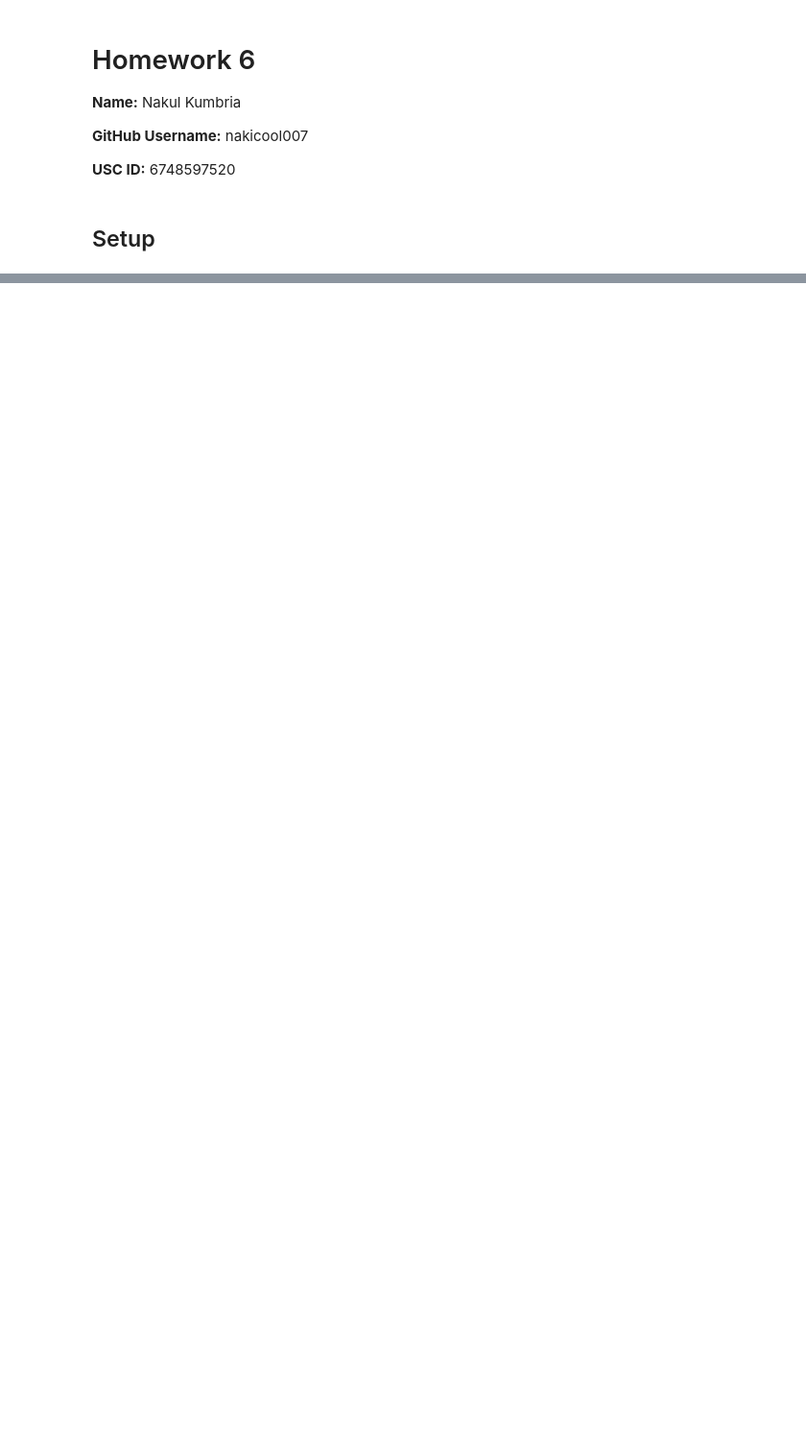
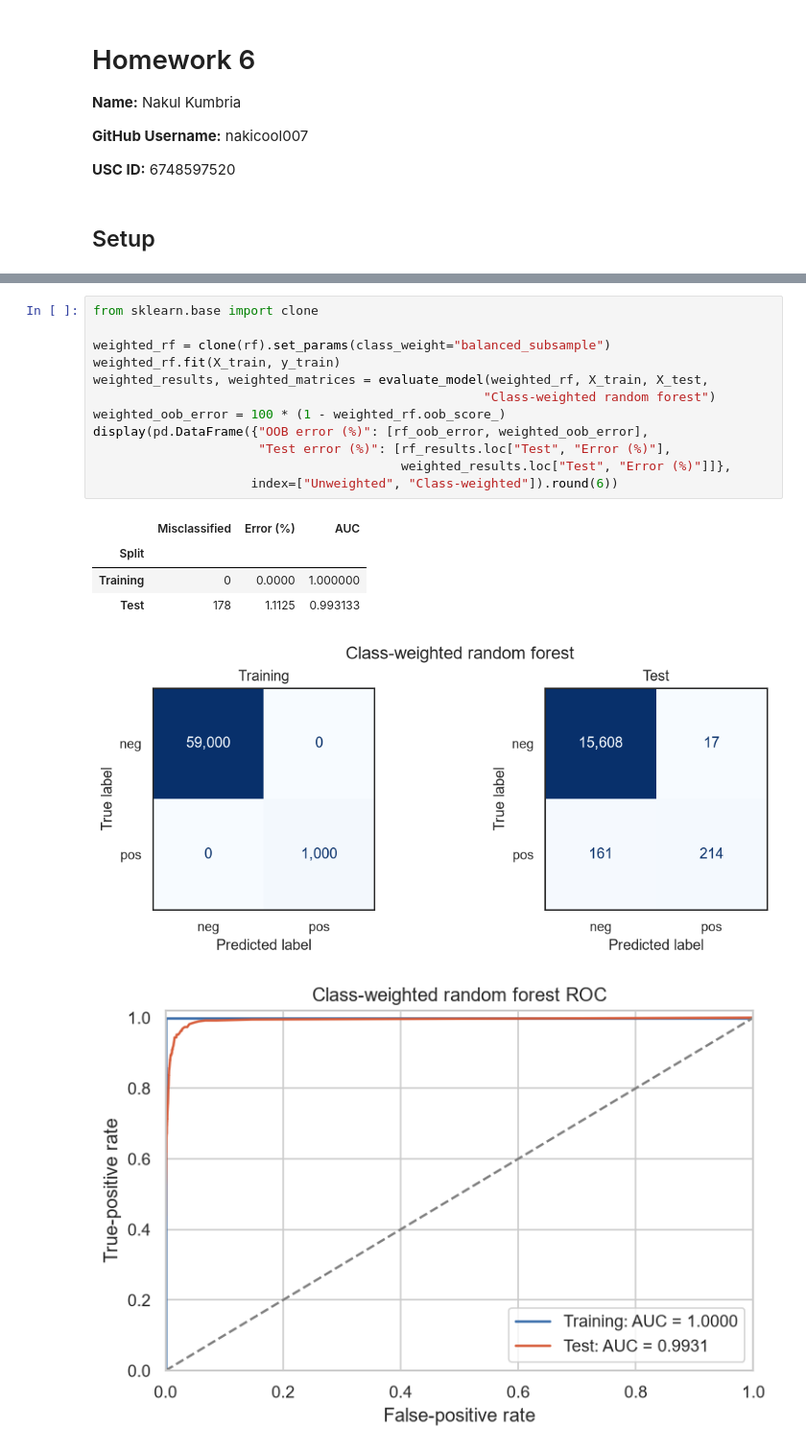
Before and after one commit to nakicool007/aps-failure-classification, a Jupyter notebook: notebook/Kumbria_Nakul_HW6.ipynb, the cells around one changed output, grey strips where cells are left out. Shown at 96% size. Drawn from its saved outputs; the diff is of its cells as text; blank space fills up the shorter version.

```diff
--- a/notebook/Kumbria_Nakul_HW6.ipynb
+++ b/notebook/Kumbria_Nakul_HW6.ipynb
@@ -1558,0 +291,19 @@ after adding this point. The lower-right panel shows the added observation as a
+# %%
+from sklearn.base import clone
+
+weighted_rf = clone(rf).set_params(class_weight="balanced_subsample")
+weighted_rf.fit(X_train, y_train)
+weighted_results, weighted_matrices = evaluate_model(weighted_rf, X_train, X_test,
+                                                    "Class-weighted random forest")
+weighted_oob_error = 100 * (1 - weighted_rf.oob_score_)
+display(pd.DataFrame({"OOB error (%)": [rf_oob_error, weighted_oob_error],
+                      "Test error (%)": [rf_results.loc["Test", "Error (%)"],
+                                         weighted_results.loc["Test", "Error (%)"]]},
+                     index=["Unweighted", "Class-weighted"]).round(6))
+# %% [output]
+|  | Misclassified | Error (%) | AUC |
+| Split |  |  |  |
+| Training | 0 | 0.0000 | 1.000000 |
+| Test | 178 | 1.1125 | 0.993133 |
+[figure, added]
+[figure, added]
```
Also changed, not shown: parts of 78 cells of this notebook, 1 other file.
